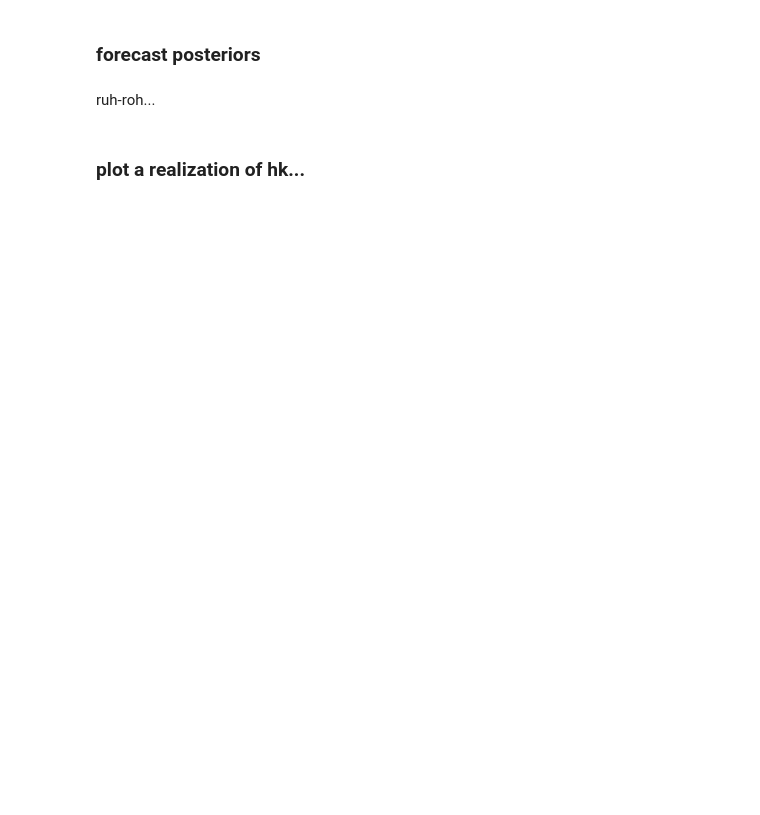
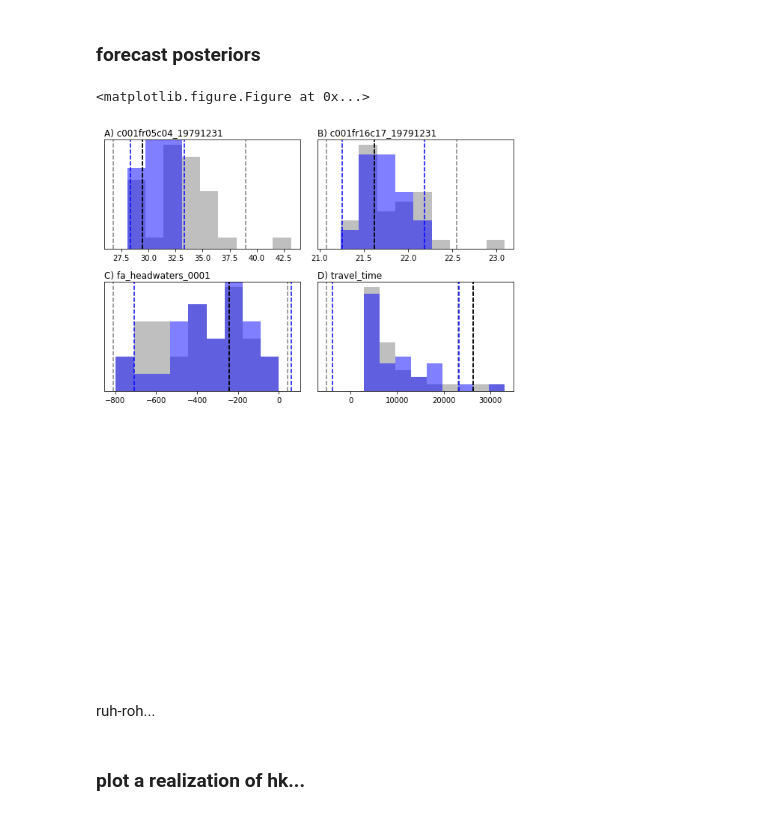
Before and after one commit to mnfienen/GW1876, a Jupyter notebook: activities/freyberg_ies/freyberg_grid_pestpp-ies.ipynb, the cells around one changed output. Drawn from its saved outputs; the diff is of its cells as text; code cells hidden in the pictures; blank space fills up the shorter version.

```diff
--- a/activities/freyberg_ies/freyberg_grid_pestpp-ies.ipynb
+++ b/activities/freyberg_ies/freyberg_grid_pestpp-ies.ipynb
@@ -146,7 +191,10 @@ fig = pyemu.plot_utils.ensemble_res_1to1({'0.5':init_df,"b":final_df},pst=pst)
 # %%
 pyemu.plot_utils.ensemble_helper({"0.5":init_df.loc[:,pst.forecast_names],"b":final_df.loc[:,pst.forecast_names]},
                                  deter_vals=pst.observation_data.loc[pst.forecast_names,"obsval"].to_dict(),bins=10,
-                                deter_range=True,std_window=1)
+                                )#deter_range=True,std_window=1)
+# %% [output]
+<matplotlib.figure.Figure at 0x...>
+[figure, added]
 # %% [markdown]
 ruh-roh...
 # %% [markdown]
```
Also changed, not shown: parts of 14 cells of this notebook, 1 other file.
